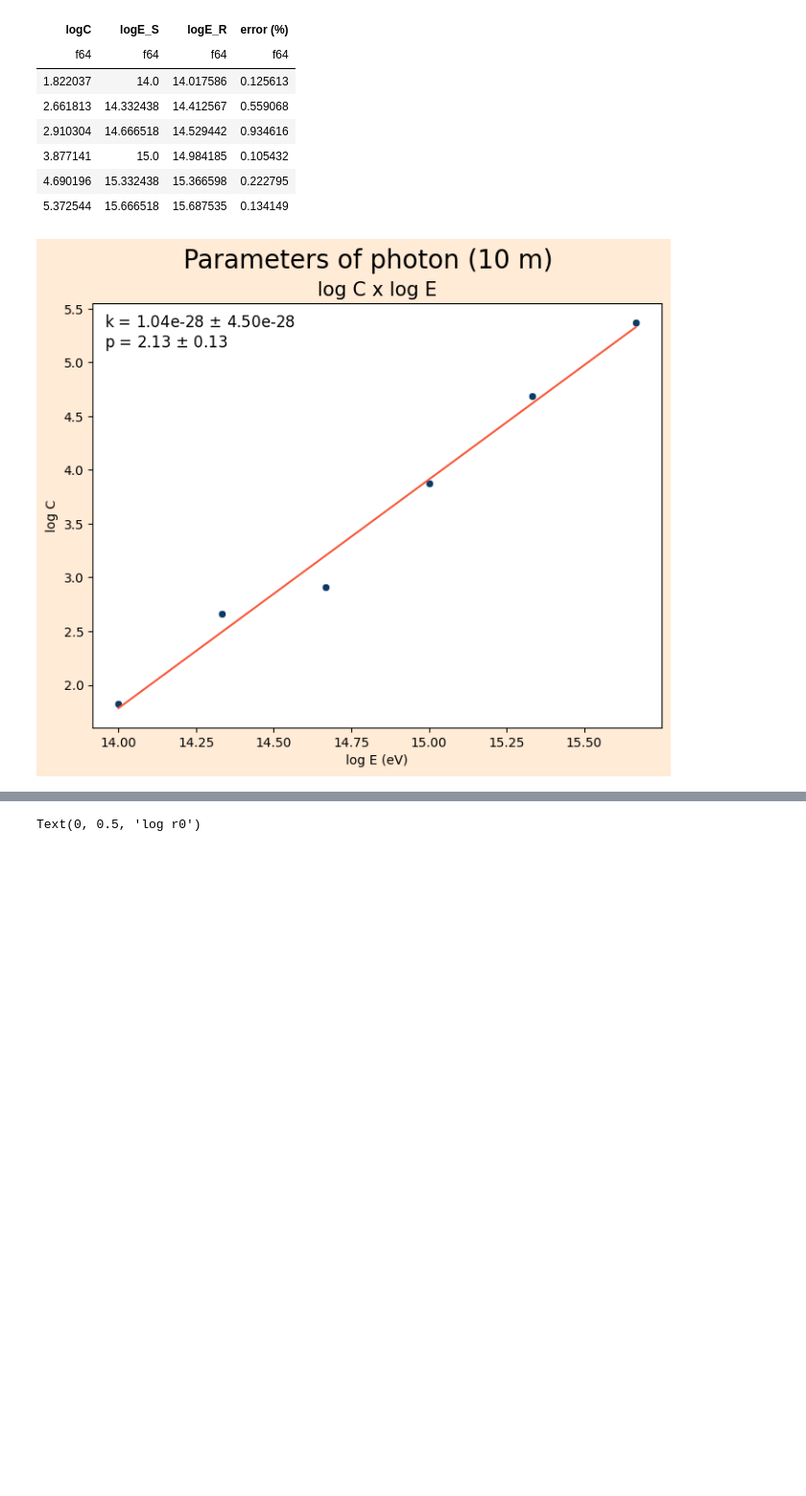
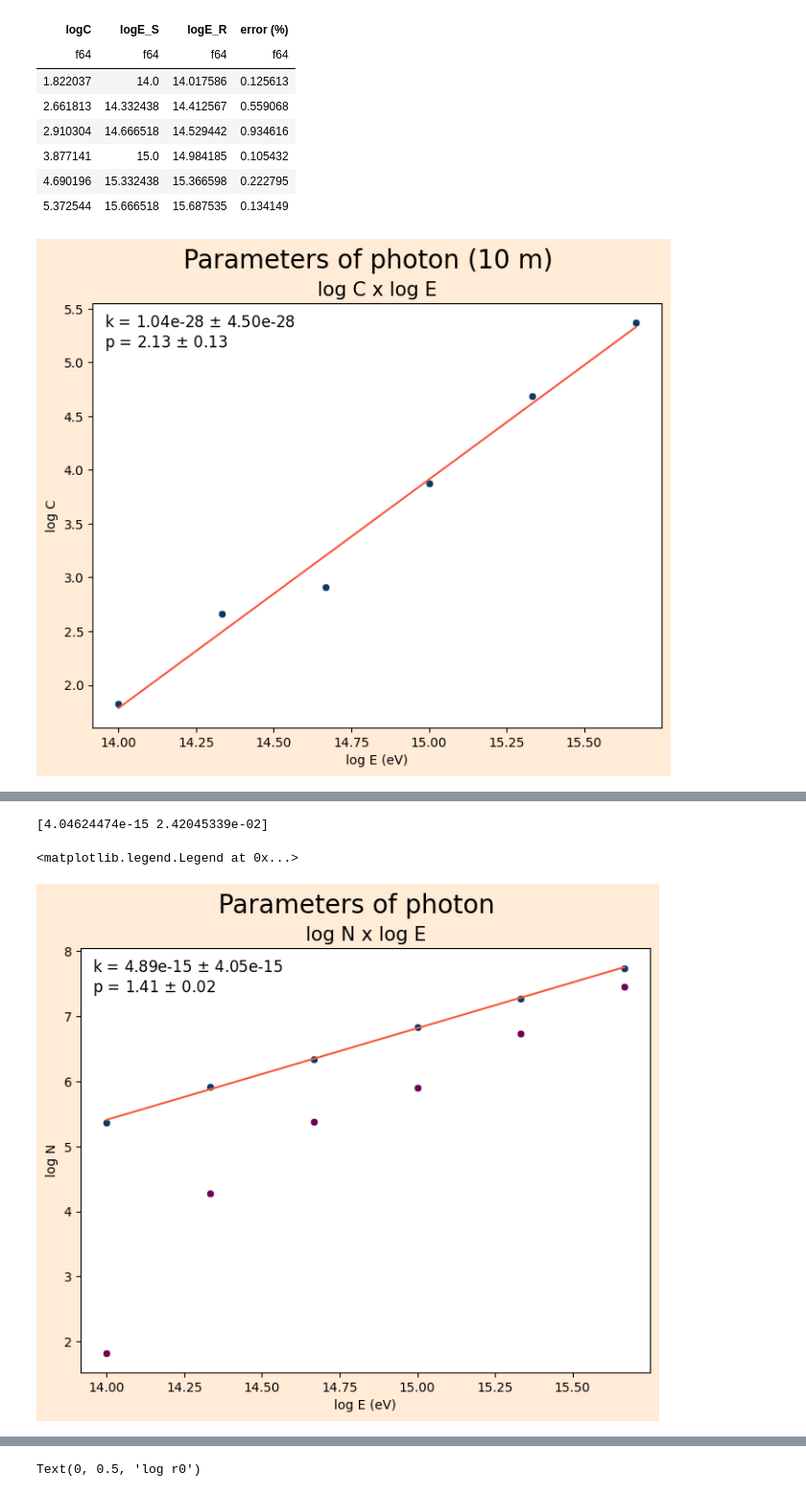
Before and after one commit to lucas-orfei/mestrado, a Jupyter notebook: parameters_10m.ipynb, the cells around one changed output, grey strips where cells are left out. Shown at 96% size. Cells and saved outputs as stored; diff of their text form; code cells hidden in the pictures; blank space fills up the shorter version.

```diff
--- a/parameters_10m.ipynb
+++ b/parameters_10m.ipynb
@@ -134,3 +135,80 @@ shape: (6, 4)
 | 4.690196 | 15.332438 | 15.366598 | 0.222795 |
 | 5.372544 | 15.666518 | 15.687535 | 0.134149 |
 [figure]
+# %%
+# Relação entre C e o número total de partículas (N)
+
+# Fóton
+
+
+C = [48.24,148.9,419.5,2420,9926,7.903E4]
+a = [0.2577,0.5818,0.2917,0.4475,0.5048,0.561]
+b = [1.474,1.089,1.127,1.131,1.244,1.17]
+r0 = [2.58997e+04,953.2,1061,443.8,648.6,822,765.4]
+E = [1E14, 2.15E14, 4.64E14,1E15,2.15E15,4.64E15]
+D = [2.11947e-05,0.00608937,0.0763921,0.250482,1.73749,9.03232,54.1215]
+N_t = []
+N_s = []
+
+
+for i  in range(len(C)):
+    aux = D[i]*math.pi*1000**2
+    N_s.append(aux)
+
+output_path = '/home/orfei/mestrado/progs/lateral_distribution/photon/*'
+
+for file in glob.glob(output_path):
+    tamanho = len(pl.scan_csv(file).collect(streaming=True))
+    N_t.append(tamanho)
+
+N_t.sort()
+N_t.pop(0)
+
+data = {
+    'E':E,
+    'C':C,
+    'N_t':N_t
+}
+
+df = pl.DataFrame(data)
+
+df = df.with_columns(
+        (pl.col('C')/pl.col('N_t')).alias('alpha')
+)
+df
+
+logN = np.log10(N_t)
+logE = np.log10(E)
+logN_s = np.log10(N_s)
+
+fig, ax = plt.subplots(figsize = (8, 6), facecolor = '#FFEBD6')
+fig.suptitle('Parameters of photon', size = 20)
+#fig.tight_layout()
+
+
+ax.set_title('log N x log E', size = 15)
+ax.set_xlabel('log E (eV)')
+ax.set_ylabel('log N')
+ax.set_facecolor('white')
+
+
+sns.scatterplot(x = logE, y = logN, color = '#0D3B66', ax = ax)
+sns.scatterplot(x = logE, y = logN_s, color = '#700353', ax = ax)
+
+#Fit
+def power(x, k, p):
+    return np.log10(k*x**p)
+
+initial_guess = [1,1]
+
+coefficients, cov = curve_fit(power, E, np.log10(N_t), p0=initial_guess)
+
+inc = np.sqrt(np.diag(cov))
+print(np.sqrt(np.diag(cov)))
+
+ax.plot(logE, power(E,*coefficients), color = '#F95738')
+
+ax.legend(title = 'k = {:.2e} $\pm$ {:.2e}\np = {:.2f} $\pm$ {:.2f}'
+          .format(coefficients[0],inc[0],coefficients[1],inc[1]),
+          title_fontsize = 12,facecolor = 'white', frameon = False)
+# %% [output]
@@ -136,0 +216,3 @@ shape: (6, 4)
+[4.04624474e-15 2.42045339e-02]
+<matplotlib.legend.Legend at 0x...>
+[figure, added]
```
Also changed, not shown: parts of 9 cells of this notebook.
